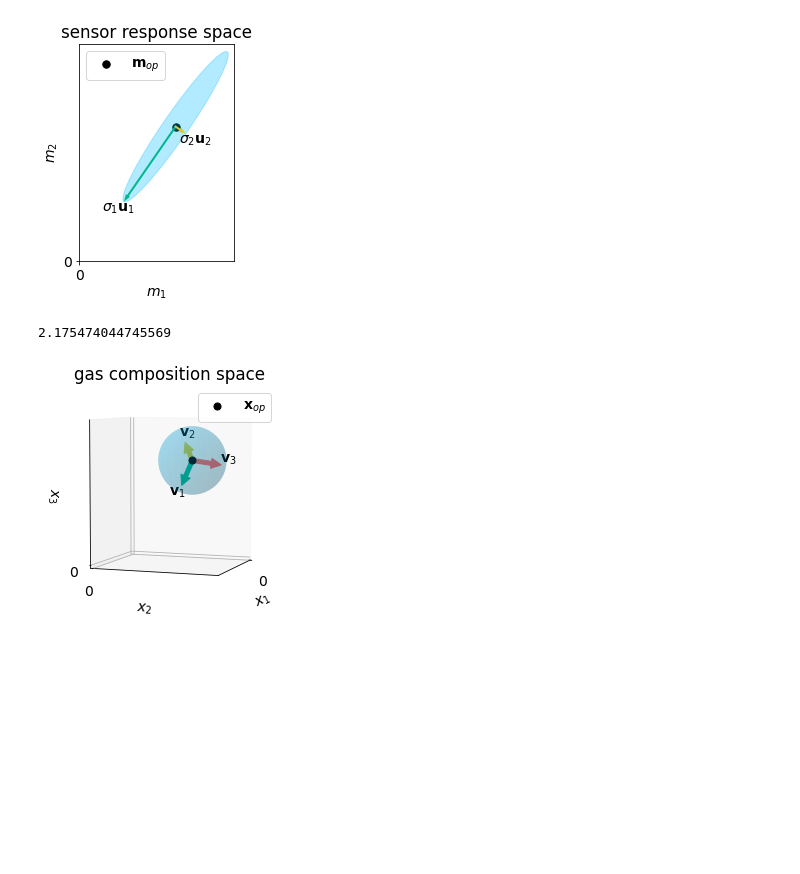
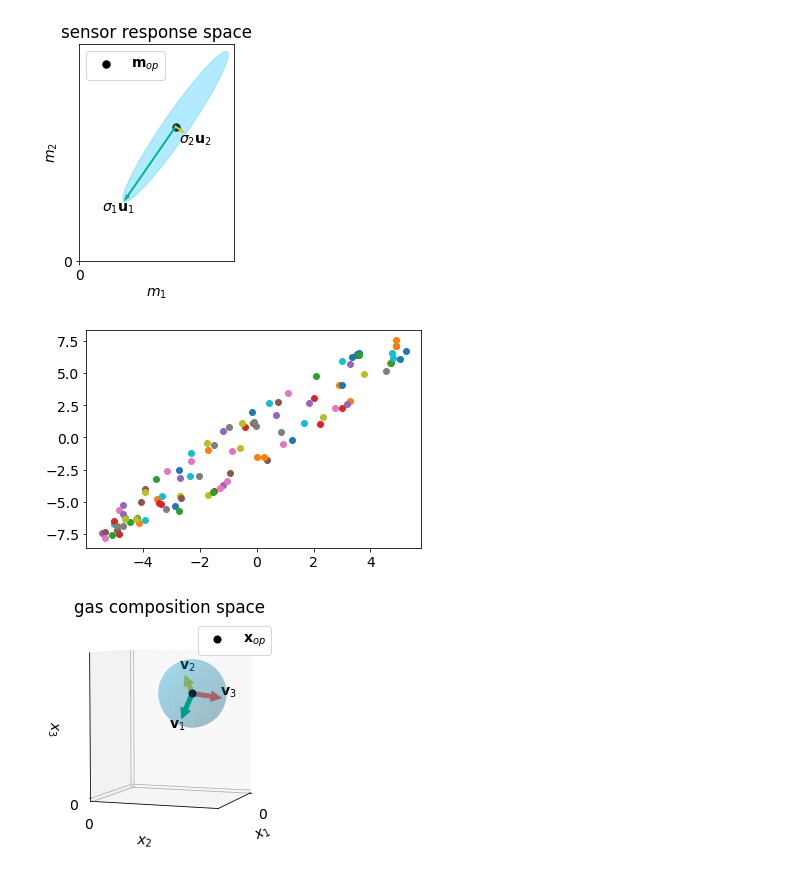
Before and after one commit to SimonEnsemble/unresponsive_directions_in_sensors, a Jupyter notebook: toy_mapping.ipynb, the cells around one changed output. Drawn from its saved outputs; the diff is of its cells as text; code cells hidden in the pictures; blank space fills up the shorter version.

Commit message:
toy map test

```diff
--- a/toy_mapping.ipynb
+++ b/toy_mapping.ipynb
@@ -148,11 +148,15 @@ plt.legend(loc="upper left")
 # %% [output]
 <matplotlib.legend.Legend at 0x...>
 [figure]
-# %%
-angle_of_ellipse = np.arccos(np.dot(np.array([1, 0]), u1))
-angle_of_ellipse
-# %% [output]
-2.175474044745569
+# %%
+# test that it includes all of ellipse
+for i in range(100):
+    x_rand = np.random.randn(3)
+    x_rand = x_rand / np.linalg.norm(x_rand) # random unit vector
+    m_rand = np.dot(J, x_rand)
+    plt.scatter(m_rand[0], m_rand[1])
+# %% [output]
+[figure, added]
 # %%
 fig, ax = plt.subplots(subplot_kw={"projection": "3d"})
 surf = ax.plot_surface(X, Y, Z, alpha=0.2, rstride=1, cstride=1, color=cool_colors["blue"])
```
